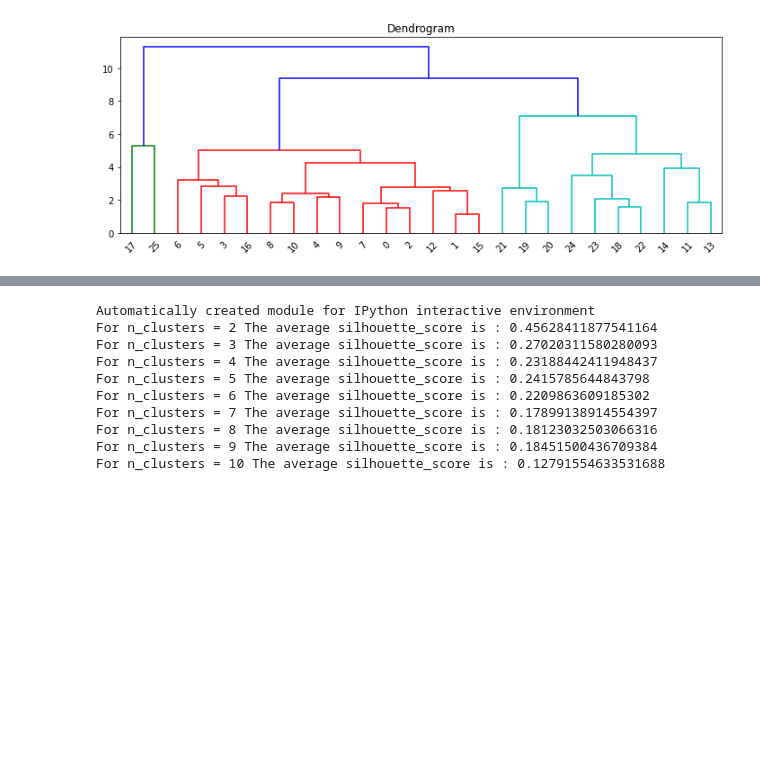
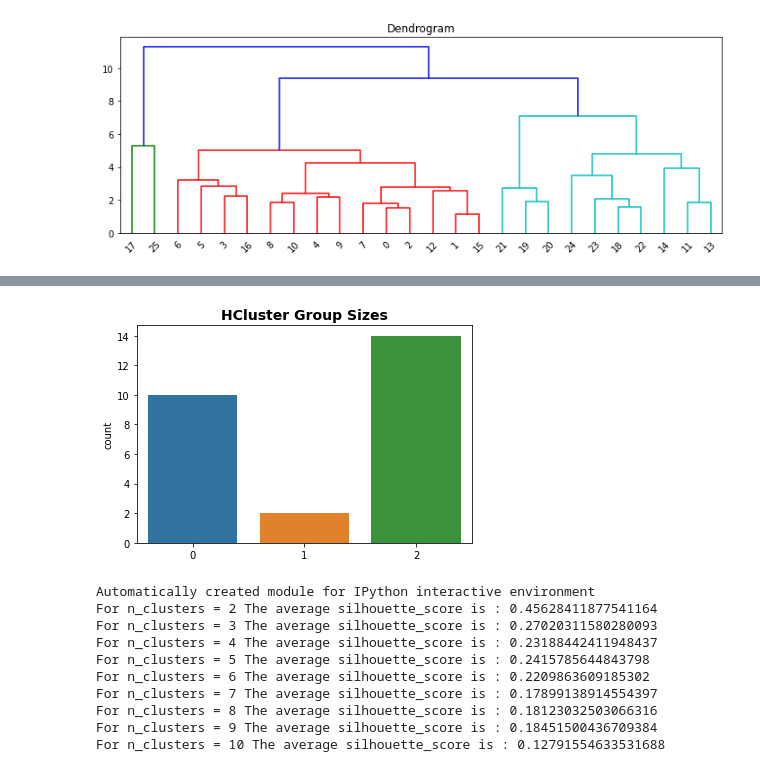
Before and after one commit to augustoberwaldt/BIG-DATA-ANALYTICS-MINERA-O-E-AN-LISE-DE-DADOS., a Jupyter notebook: BIG_A5_Clustering.ipynb, the cells around one changed output, grey strips where cells are left out. Saved outputs shown, nothing was run; the diff lists cells and outputs as text; code cells hidden in the pictures; blank space fills up the shorter version.

```diff
--- a/BIG_A5_Clustering.ipynb
+++ b/BIG_A5_Clustering.ipynb
@@ -275,3 +278,9 @@ df.groupby('Cluster').mean()
+# %%
+sns.countplot(x=labels)
+plt.title('HCluster Group Sizes', fontsize=14, weight='bold')
+plt.show()
+# %% [output]
+[figure, added]
 # %%
 from sklearn.datasets import make_blobs
 from sklearn.cluster import KMeans
```
Also changed, not shown: parts of 4 cells of this notebook.
